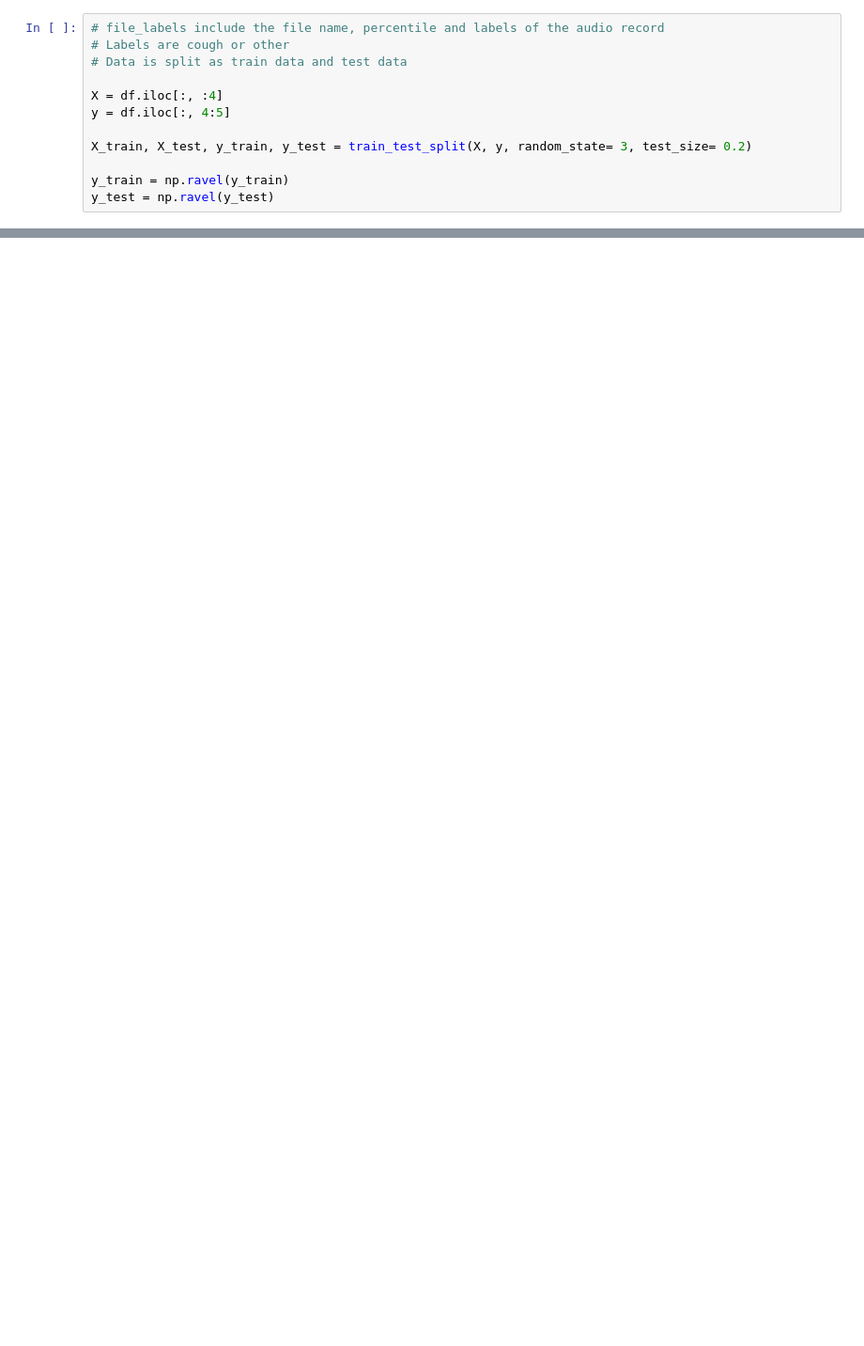
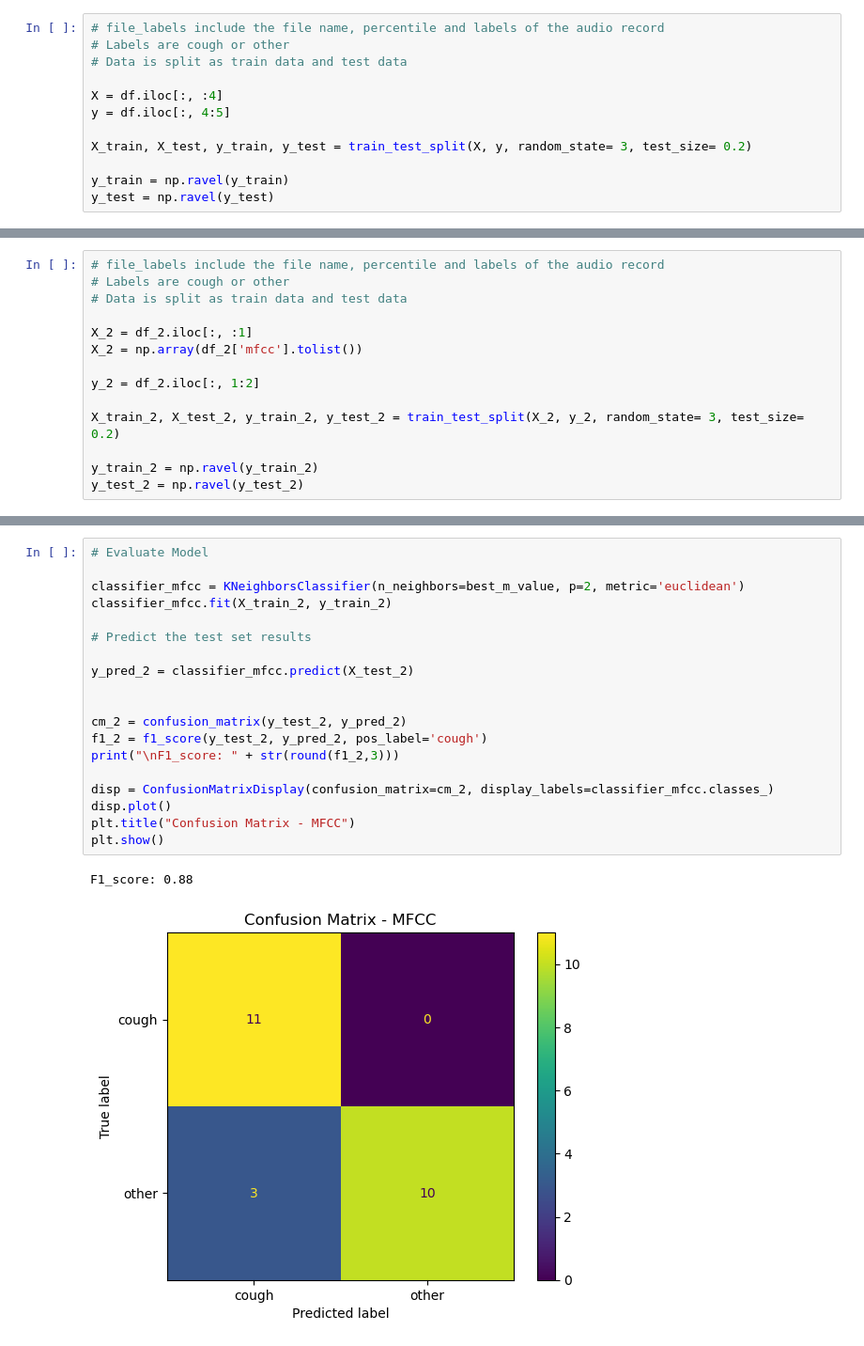
Before and after one commit to szulaldemirtas/electrosalus-research, a Jupyter notebook: cough-classification/signals-knn.ipynb, the cells around one changed output, grey strips where cells are left out. Shown at 94% size. Saved outputs shown, nothing was run; the diff lists cells and outputs as text; blank space fills up the shorter version.

```diff
--- a/cough-classification/signals-knn.ipynb
+++ b/cough-classification/signals-knn.ipynb
@@ -712,0 +773,14 @@ F1_score: 0.778
+# %%
+# file_labels include the file name, percentile and labels of the audio record
+# Labels are cough or other
+# Data is split as train data and test data
+
+X_2 = df_2.iloc[:, :1]
+X_2 = np.array(df_2['mfcc'].tolist())
+
+y_2 = df_2.iloc[:, 1:2]
+
+X_train_2, X_test_2, y_train_2, y_test_2 = train_test_split(X_2, y_2, random_state= 3, test_size= 0.2)
+
+y_train_2 = np.ravel(y_train_2)
+y_test_2 = np.ravel(y_test_2)
@@ -712,0 +828,22 @@ F1_score: 0.778
+# %%
+# Evaluate Model
+
+classifier_mfcc = KNeighborsClassifier(n_neighbors=best_m_value, p=2, metric='euclidean')
+classifier_mfcc.fit(X_train_2, y_train_2)
+
+# Predict the test set results
+
+y_pred_2 = classifier_mfcc.predict(X_test_2)
+
+
+cm_2 = confusion_matrix(y_test_2, y_pred_2)
+f1_2 = f1_score(y_test_2, y_pred_2, pos_label='cough')
+print("\nF1_score: " + str(round(f1_2,3)))
+
+disp = ConfusionMatrixDisplay(confusion_matrix=cm_2, display_labels=classifier_mfcc.classes_)
+disp.plot()
+plt.title("Confusion Matrix - MFCC")
+plt.show()
+# %% [output]
+F1_score: 0.88
+[figure, added]
```
Also changed, not shown: parts of 26 cells of this notebook.
